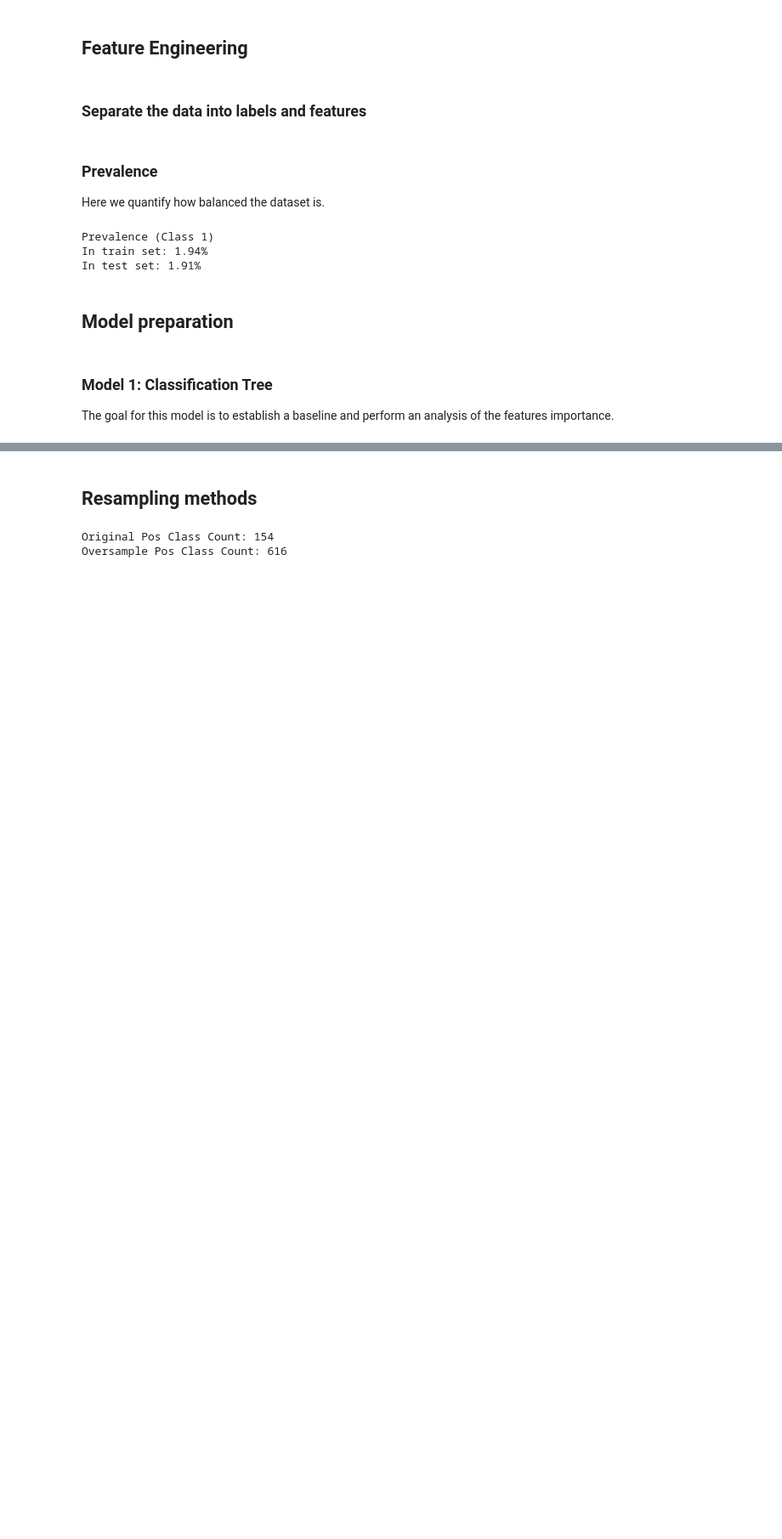
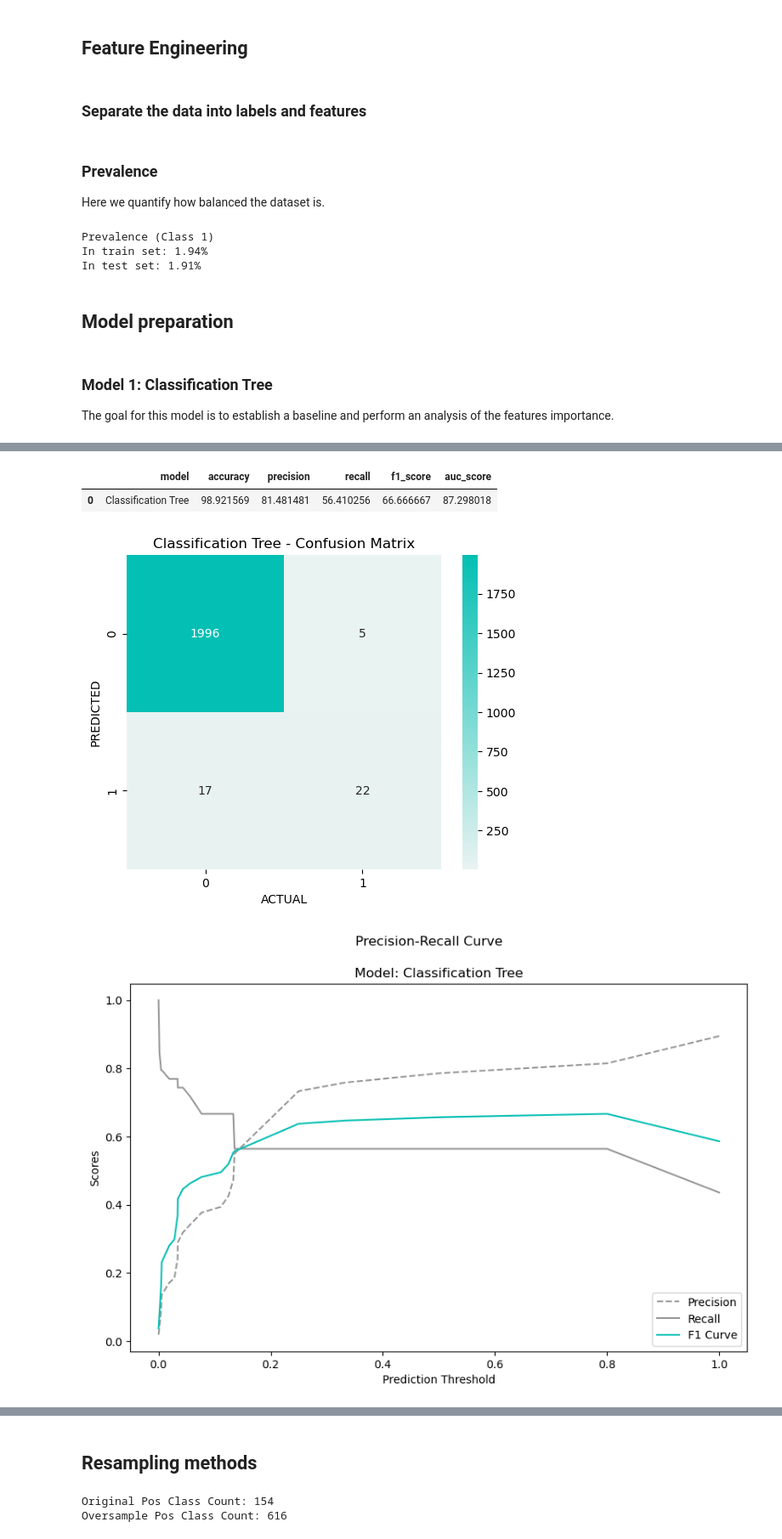
Before and after one commit to benoitchamot/Shootings, a Jupyter notebook: Model/Model_performance.ipynb, the cells around one changed output, grey strips where cells are left out. Shown at 85% size. Saved outputs shown, nothing was run; the diff lists cells and outputs as text; code cells hidden in the pictures; blank space fills up the shorter version.

```diff
--- a/Model/Model_performance.ipynb
+++ b/Model/Model_performance.ipynb
@@ -338,0 +387,35 @@ plot_feature_importances(model_1)
+# %%
+# Remove categrories that are unique to the shooter dataset and not present in the general population dataset
+X_2 = X.drop(columns=['Work_Unknown', 'SES_Unknown', 'Education_Unknown', 'Male'])
+# %%
+# Split the data using train_test_split
+# Assign a random_state of 1 to the function
+X_train, X_test, y_train, y_test = train_test_split(X_2,y,random_state=1,stratify=y, test_size=0.2)
+X_train, X_test = scale_data(X_train, X_test, True)
+
+# Prepare and fit model
+model_2 = DecisionTreeClassifier(max_depth=8).fit(X_train, y_train)
+model_2_name = 'Classification Tree'
+
+# Get predictions and probabilities
+y_pred_2 = model_2.predict(X_test)
+y_proba_2 = model_2.predict_proba(X_test)[:,1]
+
+# Get model performance metrix
+metrics_2, pr_curve_2, roc_param_2 = model_performance_metrics(y_test, y_proba_2, y_pred_2, model_2_name)
+display(pd.DataFrame([metrics_2]))
+
+# Compute and display confusion matrix
+model_2_cm = confusion_matrix(y_test, y_pred_2)
+show_confusion_matrix(model_2_cm, f'{model_2_name} - Confusion Matrix')
+
+# Plot Precision-Recall Curve
+plot_prcurve(pr_curve_2, model_2_name)
+
+# ROC Curve
+plot_roc_curve(roc_param_2, metrics_2, model_2_name)
+# %% [output]
+|  | model | accuracy | precision | recall | f1_score | auc_score |
+| 0 | Classification Tree | 98.921569 | 81.481481 | 56.410256 | 66.666667 | 87.298018 |
+[figure, added]
+[figure, added]
```
Also changed, not shown: parts of 19 cells of this notebook.
